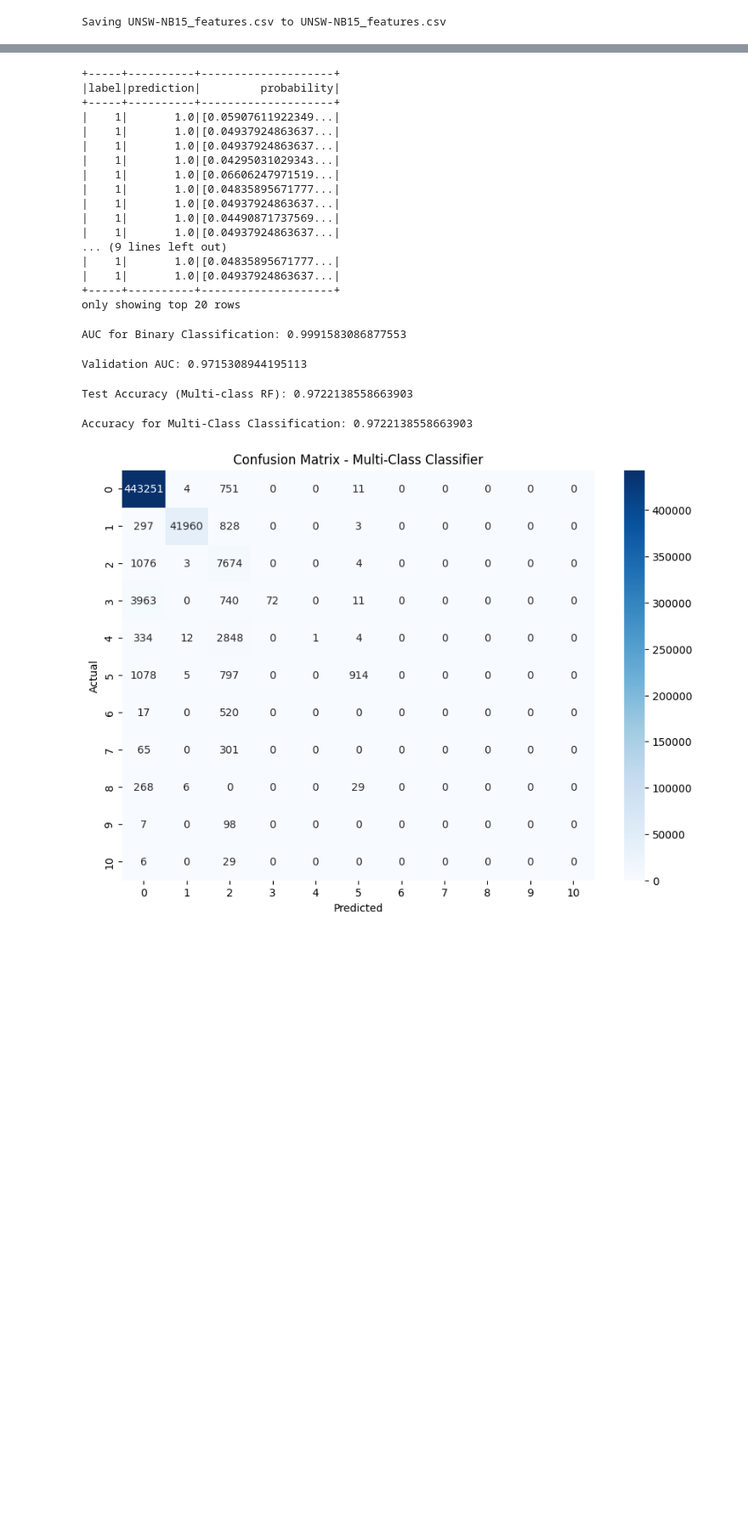
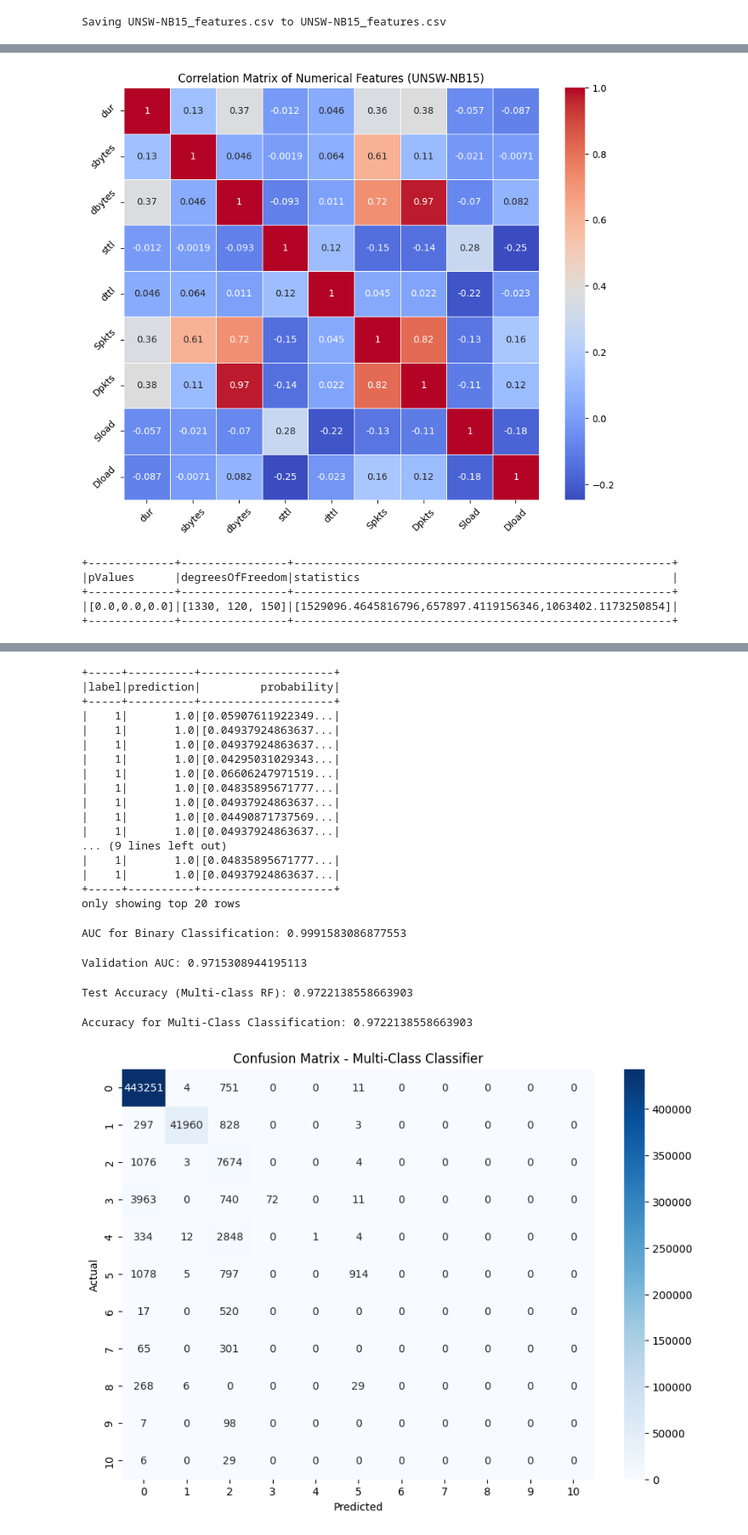
Before and after one commit to rayoo22/MNIST-ImageClassifier, a Jupyter notebook: multiclassifier_and_binary_classifier.ipynb, the cells around one changed output, grey strips where cells are left out. Shown at 85% size. Drawn from its saved outputs; the diff is of its cells as text; code cells hidden in the pictures; blank space fills up the shorter version.

```diff
--- a/multiclassifier_and_binary_classifier.ipynb
+++ b/multiclassifier_and_binary_classifier.ipynb
@@ -83,0 +105,20 @@ only showing top 5 rows
+# %%
+# Select numerical columns
+numerical_cols = ["dur", "sbytes", "dbytes", "sttl", "dttl", "Spkts", "Dpkts", "Sload", "Dload"]
+
+# Sample to reduce memory usage (adjust fraction as needed)
+df_sample = df.select(numerical_cols).sample(withReplacement=False, fraction=0.05, seed=42)
+df_pd = df_sample.toPandas()
+# %%
+# Compute correlation matrix
+corr_matrix = df_pd.corr()
+
+# Plot heatmap
+plt.figure(figsize=(10, 8))
+sns.heatmap(corr_matrix, annot=True, cmap="coolwarm", linewidths=0.5)
+plt.title("Correlation Matrix of Numerical Features (UNSW-NB15)")
+plt.xticks(rotation=45)
+plt.yticks(rotation=45)
+plt.show()
+# %% [output]
+[figure, added]
@@ -84 +137,12 @@ only showing top 5 rows
+# %%
+# Chi-square requires label column to be categorical (use attack_cat_index if already indexed)
+from pyspark.ml.stat import ChiSquareTest
+chi_df = df.select("features", "attack_cat_index")
+ChiSquareTest.test(chi_df, "features", "attack_cat_index").show(truncate=False)
+# %% [output]
++-------------+----------------+---------------------------------------------------------+
+|pValues      |degreesOfFreedom|statistics                                               |
++-------------+----------------+---------------------------------------------------------+
+|[0.0,0.0,0.0]|[1330, 120, 150]|[1529096.4645816796,657897.4119156346,1063402.1173250854]|
++-------------+----------------+---------------------------------------------------------+
 # %%
```
Also changed, not shown: parts of 32 cells of this notebook.
